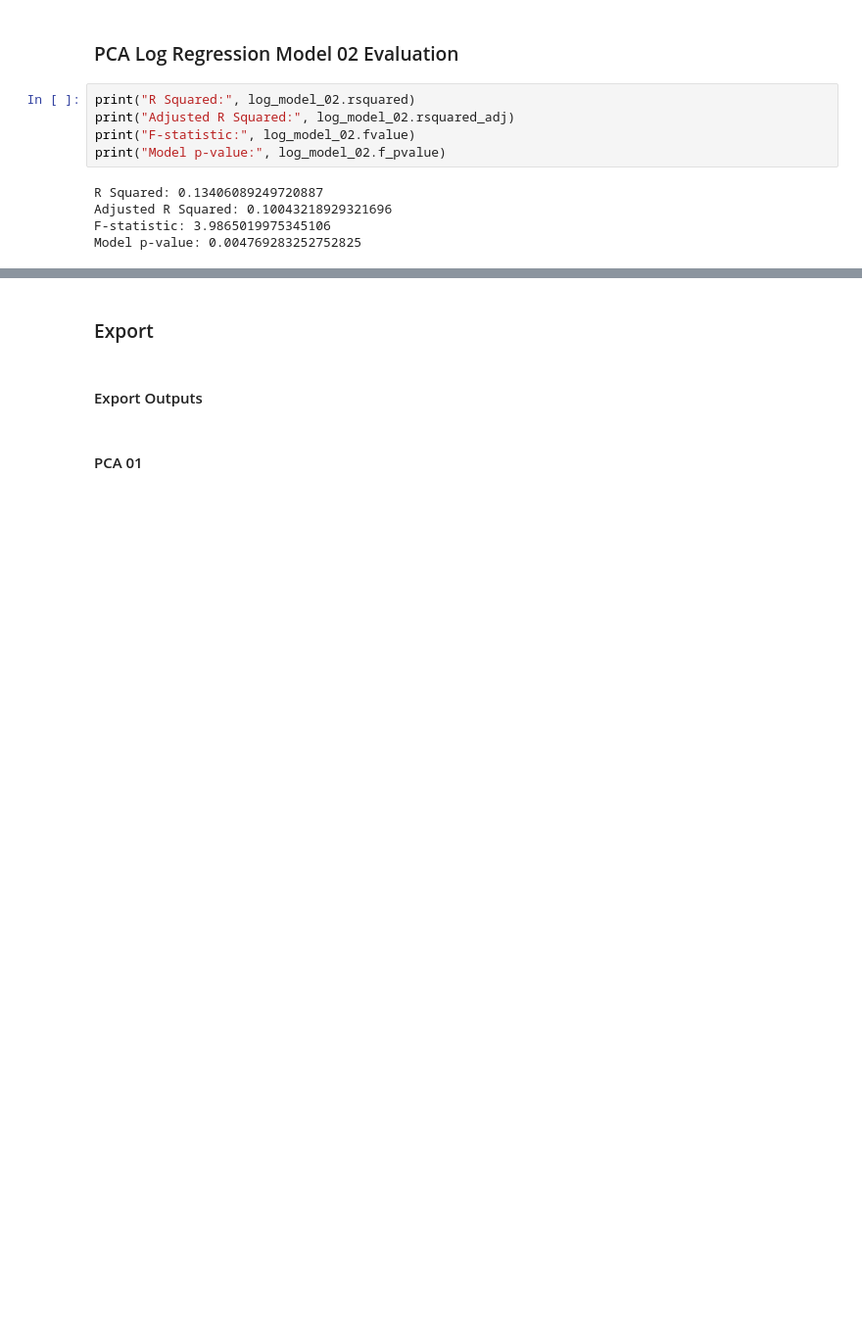
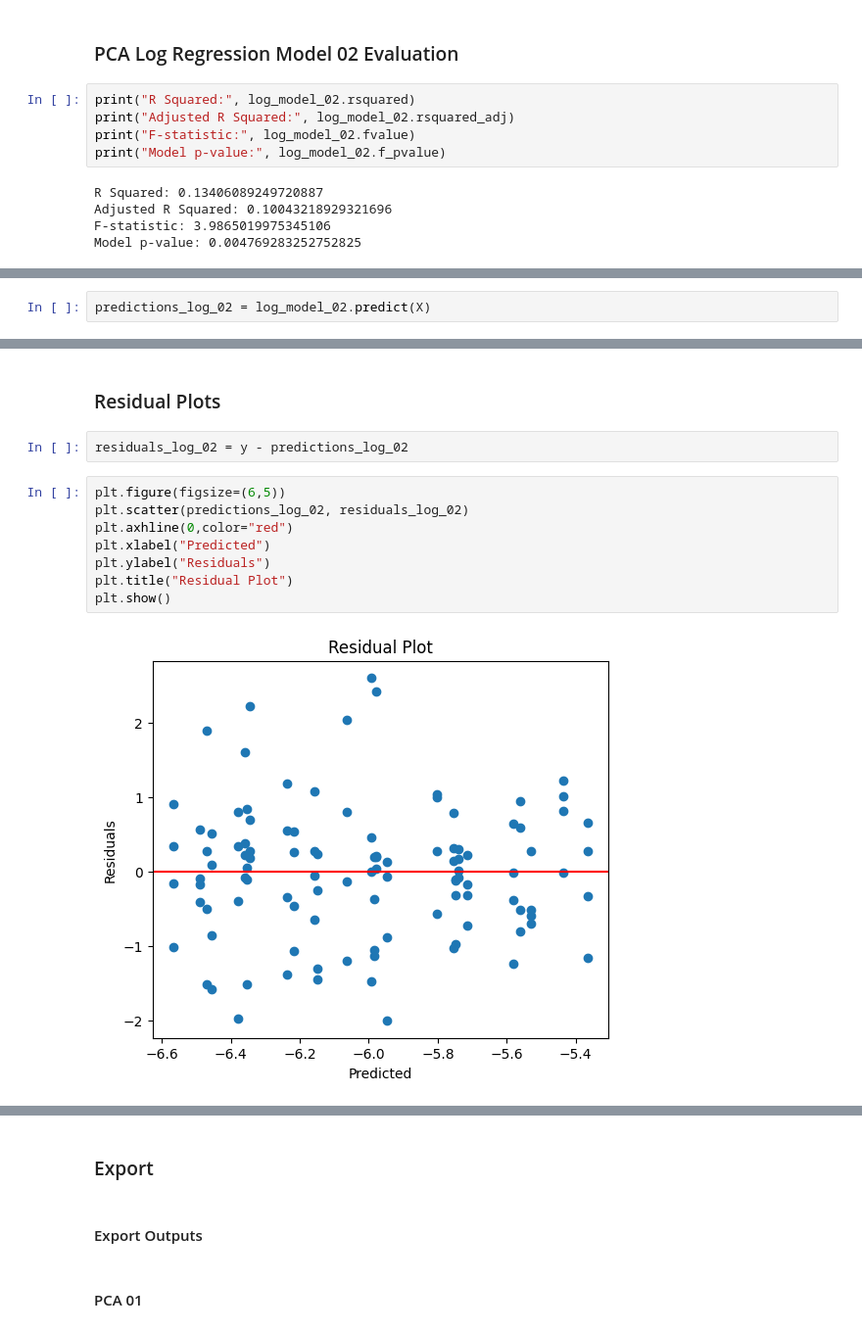
Before and after one commit to Matthew-Riddell/MSc-Dissertation, a Jupyter notebook: notebooks/07-pca.ipynb, the cells around one changed output, grey strips where cells are left out. Shown at 98% size. Saved outputs shown, nothing was run; the diff lists cells and outputs as text; blank space fills up the shorter version.

```diff
--- a/notebooks/07-pca.ipynb
+++ b/notebooks/07-pca.ipynb
@@ -913,0 +961,2 @@ Model p-value: 0.004769283252752825
+# %%
+predictions_log_02 = log_model_02.predict(X)
@@ -913,0 +984,14 @@ Model p-value: 0.004769283252752825
+# %% [markdown]
+### Residual Plots
+# %%
+residuals_log_02 = y - predictions_log_02
+# %%
+plt.figure(figsize=(6,5))
+plt.scatter(predictions_log_02, residuals_log_02)
+plt.axhline(0,color="red")
+plt.xlabel("Predicted")
+plt.ylabel("Residuals")
+plt.title("Residual Plot")
+plt.show()
+# %% [output]
+[figure, added]
```
Also changed, not shown: parts of 20 cells of this notebook, 1 other file.
